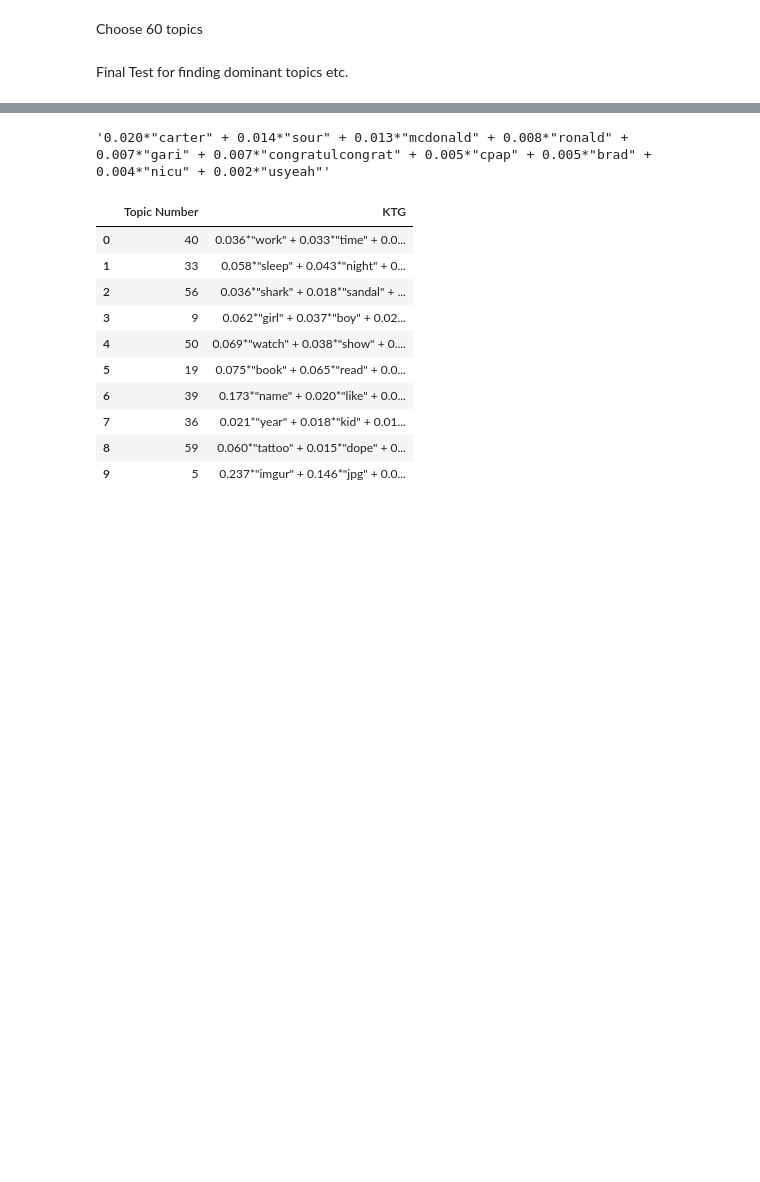
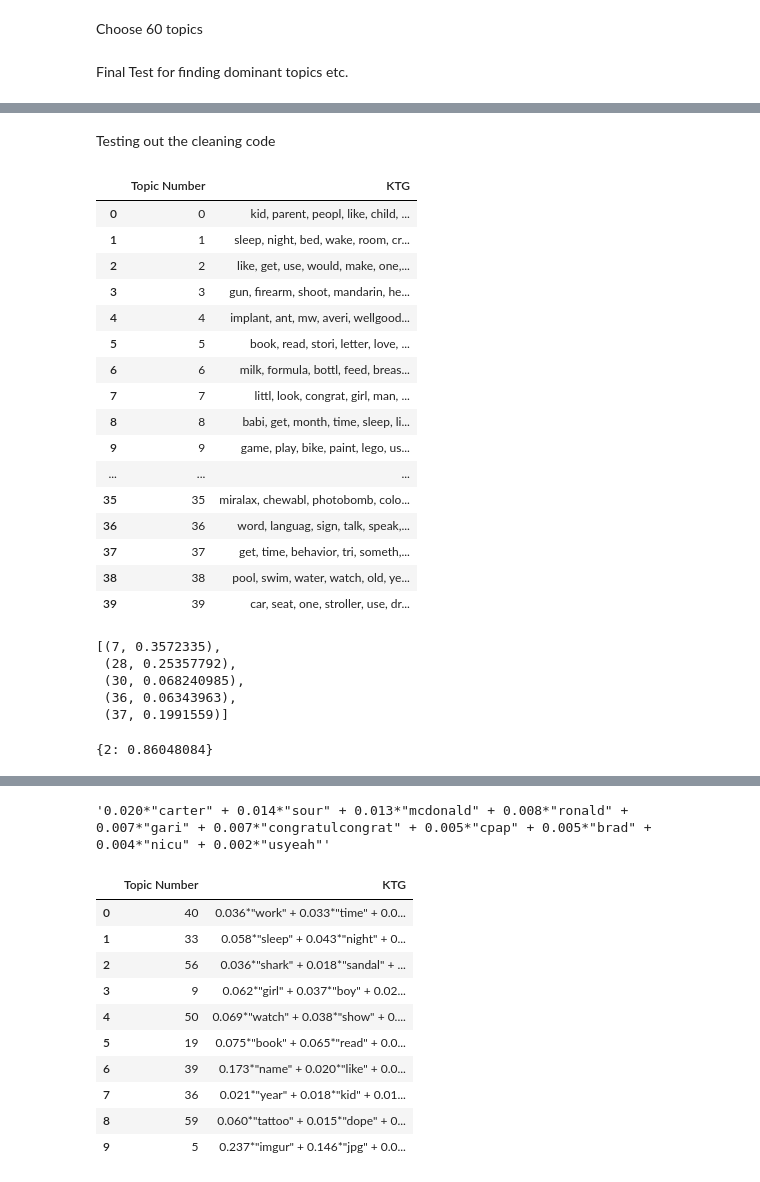
Before and after one commit to tawfiqam/Parenting_Throwaway_CSCW_2019, a Jupyter notebook: Daddit_LDA.ipynb, the cells around one changed output, grey strips where cells are left out. Cells and saved outputs as stored; diff of their text form; code cells hidden in the pictures; blank space fills up the shorter version.

```diff
--- a/Daddit_LDA.ipynb
+++ b/Daddit_LDA.ipynb
@@ -334,3 +334,11 @@ def Tokinization(document):
     intermediate = tokenizer.tokenize(document)
 
     return intermediate
+# %%
+#load LDA model
+from gensim.models import LdaModel
+from gensim import corpora, models
+from gensim.corpora import Dictionary
+optimal_model = LdaModel.load('Daddit_Model3.model')
+dictionary = corpora.Dictionary.load('DadditDictionary.dict')
+corpus = corpora.MmCorpus('DadditCorpusFinal.mm')
@@ -336,0 +365,16 @@ def Tokinization(document):
+# %%
+def clean_topic_table(LDA_Model=optimal_model,top_terms=40):
+
+    complete = []
+    KTG_list = []
+
+    list_of_topics = [i for i in range(0,optimal_model.num_topics)]
+
+    for i in range (0, optimal_model.num_topics):
+        clean_KTG = ", ".join([word for word, prop in optimal_model.show_topic(i,topn=top_terms)])
+        KTG_list.append(clean_KTG)
+
+    final_list = list(zip(list_of_topics,KTG_list))
+    return pd.DataFrame(final_list, columns=['Topic Number','KTG'])
+# %% [markdown]
+Testing out the cleaning code
@@ -336,0 +383,20 @@ def Tokinization(document):
+# %%
+KTG_List
+# %% [output]
+|  | Topic Number | KTG |
+| 0 | 0 | kid, parent, peopl, like, child, ... |
+| 1 | 1 | sleep, night, bed, wake, room, cr... |
+| 2 | 2 | like, get, use, would, make, one,... |
+| 3 | 3 | gun, firearm, shoot, mandarin, he... |
+| 4 | 4 | implant, ant, mw, averi, wellgood... |
+| 5 | 5 | book, read, stori, letter, love, ... |
+| 6 | 6 | milk, formula, bottl, feed, breas... |
+| 7 | 7 | littl, look, congrat, girl, man, ... |
+| 8 | 8 | babi, get, month, time, sleep, li... |
+| 9 | 9 | game, play, bike, paint, lego, us... |
+| ... | ... | ... |
+| 35 | 35 | miralax, chewabl, photobomb, colo... |
+| 36 | 36 | word, languag, sign, talk, speak,... |
+| 37 | 37 | get, time, behavior, tri, someth,... |
+| 38 | 38 | pool, swim, water, watch, old, ye... |
+| 39 | 39 | car, seat, one, stroller, use, dr... |
@@ -336,0 +430,12 @@ def Tokinization(document):
+# %%
+vector[2]
+# %% [output]
+[(7, 0.3572335),
+ (28, 0.25357792),
+ (30, 0.068240985),
+ (36, 0.06343963),
+ (37, 0.1991559)]
+# %%
+dict(vector[1])
+# %% [output]
+{2: 0.86048084}
```
Also changed, not shown: parts of 45 cells of this notebook, 2 other files.
